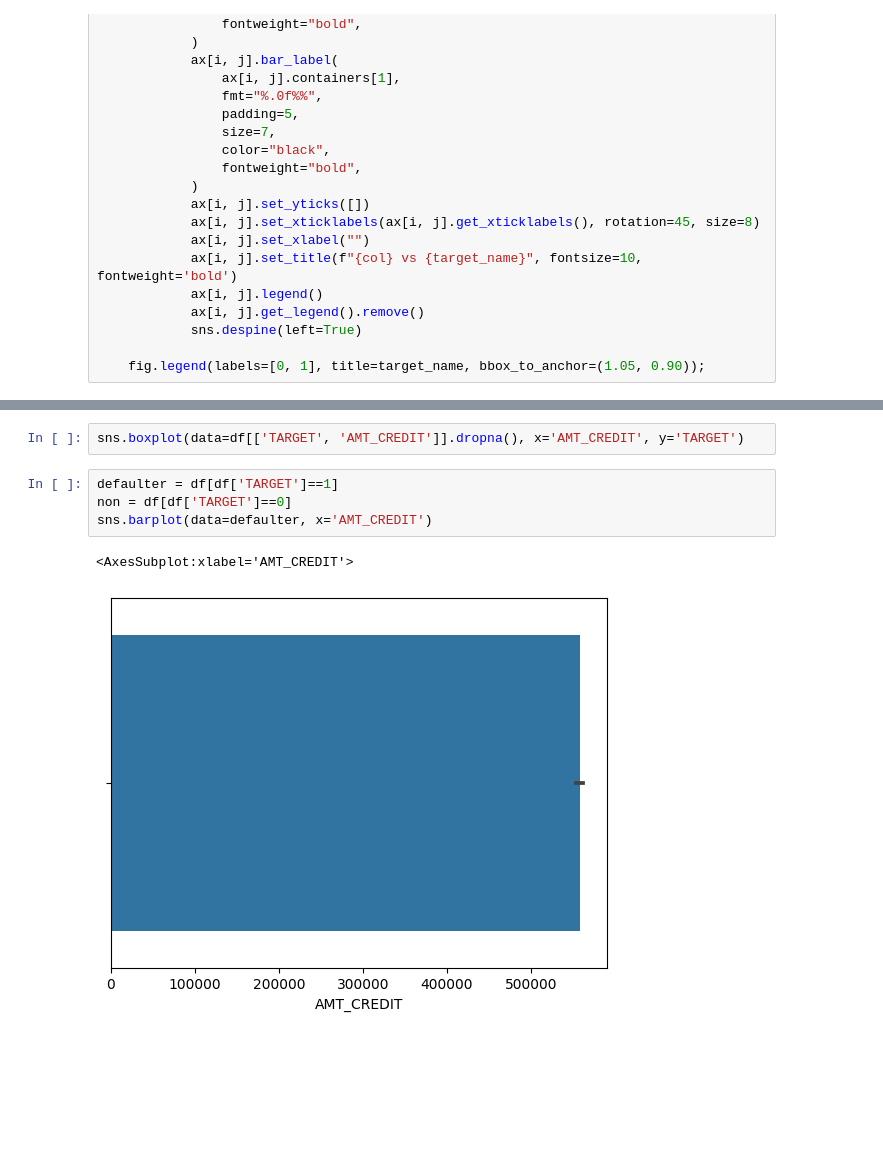
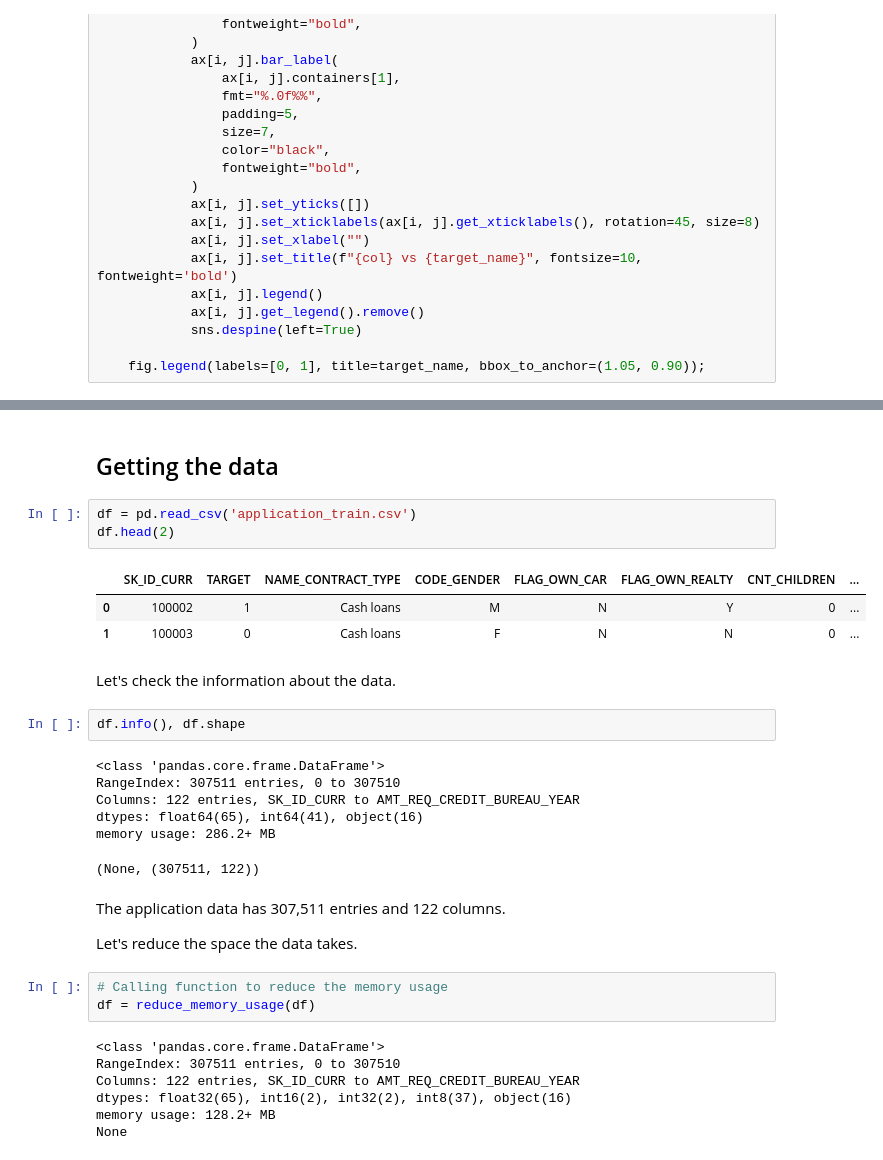
Before and after one commit to malgorzatakolka/HomeCreditDefaultRisk, a Jupyter notebook: Untitled.ipynb, the cells around one changed output, grey strips where cells are left out. Drawn from its saved outputs; the diff is of its cells as text; blank space fills up the shorter version.

```diff
--- a/Untitled.ipynb
+++ b/Untitled.ipynb
@@ -352,9 +289,34 @@ def plot_num_pdf(df: DataFrame, target_name: str) -> None:
-# %%
-sns.boxplot(data=df[['TARGET', 'AMT_CREDIT']].dropna(), x='AMT_CREDIT', y='TARGET')
-# %%
-defaulter = df[df['TARGET']==1]
-non = df[df['TARGET']==0]
-sns.barplot(data=defaulter, x='AMT_CREDIT')
-# %% [output]
-<AxesSubplot:xlabel='AMT_CREDIT'>
-[figure, removed]
+# %% [markdown]
+## Getting the data
+# %%
+df = pd.read_csv('application_train.csv')
+df.head(2)
+# %% [output]
+|  | SK_ID_CURR | TARGET | NAME_CONTRACT_TYPE | CODE_GENDER | FLAG_OWN_CAR | FLAG_OWN_REALTY | CNT_CHILDREN | ... |
+| 0 | 100002 | 1 | Cash loans | M | N | Y | 0 | ... |
+| 1 | 100003 | 0 | Cash loans | F | N | N | 0 | ... |
+# %% [markdown]
+Let's check the information about the data.
+# %%
+df.info(), df.shape
+# %% [output]
+<class 'pandas.core.frame.DataFrame'>
+RangeIndex: 307511 entries, 0 to 307510
+Columns: 122 entries, SK_ID_CURR to AMT_REQ_CREDIT_BUREAU_YEAR
+dtypes: float64(65), int64(41), object(16)
+memory usage: 286.2+ MB
+(None, (307511, 122))
+# %% [markdown]
+The application data has 307,511 entries and 122 columns.
+
+Let's reduce the space the data takes.
+# %%
+# Calling function to reduce the memory usage
+df = reduce_memory_usage(df)
+# %% [output]
+<class 'pandas.core.frame.DataFrame'>
+RangeIndex: 307511 entries, 0 to 307510
+Columns: 122 entries, SK_ID_CURR to AMT_REQ_CREDIT_BUREAU_YEAR
+dtypes: float32(65), int16(2), int32(2), int8(37), object(16)
+memory usage: 128.2+ MB
+None
```
Also changed, not shown: parts of 35 cells of this notebook.
